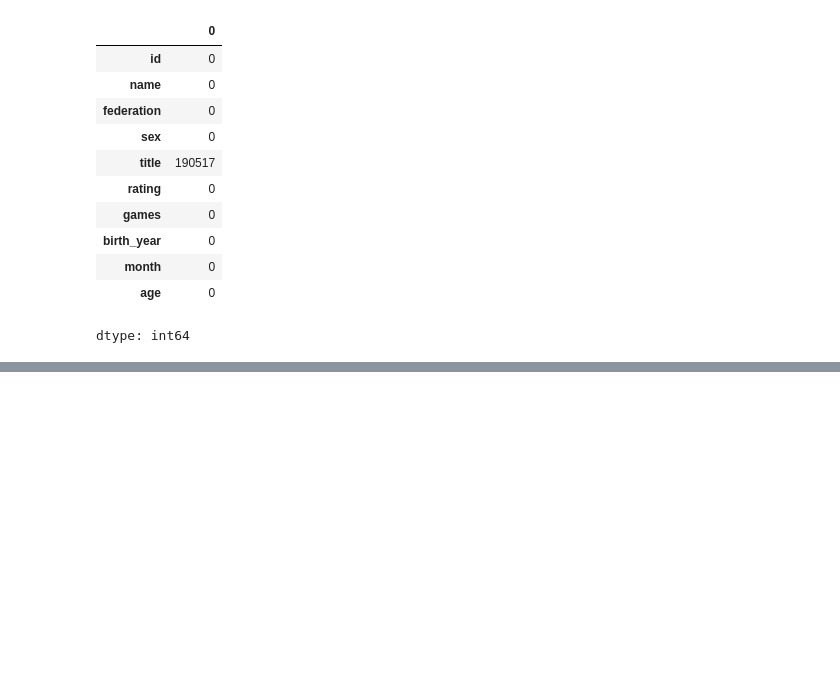
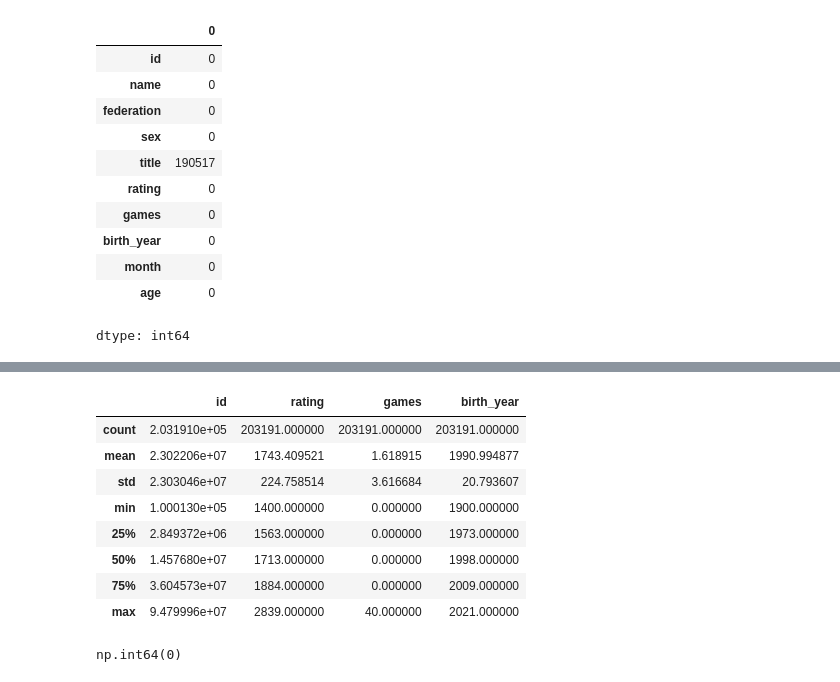
Before and after one commit to zachakss/chess-rating-research, a Jupyter notebook: FIDE_Chess_Project.ipynb, the cells around one changed output, grey strips where cells are left out. Drawn from its saved outputs; the diff is of its cells as text; code cells hidden in the pictures; blank space fills up the shorter version.

```diff
--- a/FIDE_Chess_Project.ipynb
+++ b/FIDE_Chess_Project.ipynb
@@ -46,3 +52,19 @@ df.head()
 | 201017 | 5716365 | A Hamid, Harman | MAS | M | NaN | 1552 | 0 | 1970 | September | 55 |
 | 201018 | 53200553 | A I Sabbir | BAN | M | NaN | 1607 | 0 | 1995 | September | 30 |
 | 201019 | 5045886 | A K, Kalshyan | IND | M | NaN | 1747 | 0 | 1964 | September | 61 |
+# %%
+df.describe()
+# %% [output]
+|  | id | rating | games | birth_year |
+| count | 2.031910e+05 | 203191.000000 | 203191.000000 | 203191.000000 |
+| mean | 2.302206e+07 | 1743.409521 | 1.618915 | 1990.994877 |
+| std | 2.303046e+07 | 224.758514 | 3.616684 | 20.793607 |
+| min | 1.000130e+05 | 1400.000000 | 0.000000 | 1900.000000 |
+| 25% | 2.849372e+06 | 1563.000000 | 0.000000 | 1973.000000 |
+| 50% | 1.457680e+07 | 1713.000000 | 0.000000 | 1998.000000 |
+| 75% | 3.604573e+07 | 1884.000000 | 0.000000 | 2009.000000 |
+| max | 9.479996e+07 | 2839.000000 | 40.000000 | 2021.000000 |
+# %%
+df.duplicated().sum()
+# %% [output]
+np.int64(0)
```
Also changed, not shown: parts of 6 cells of this notebook.
